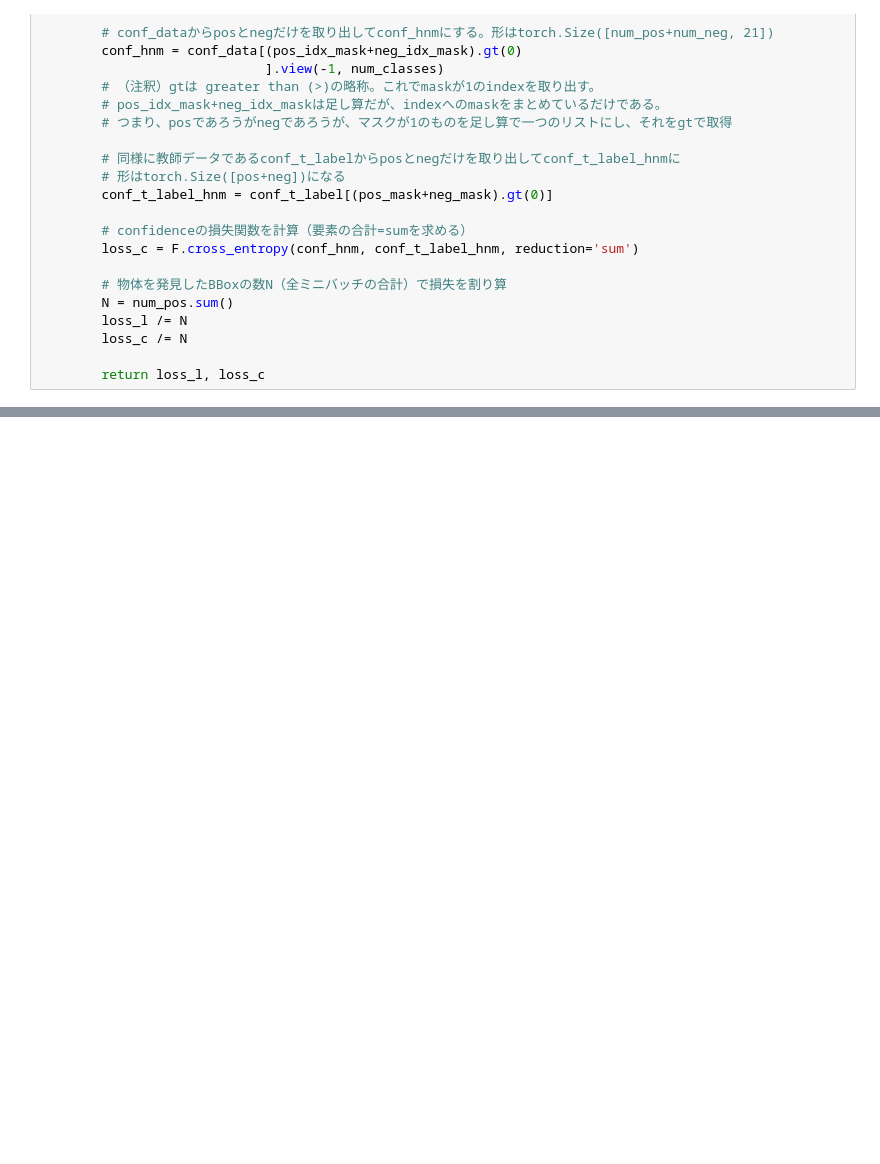
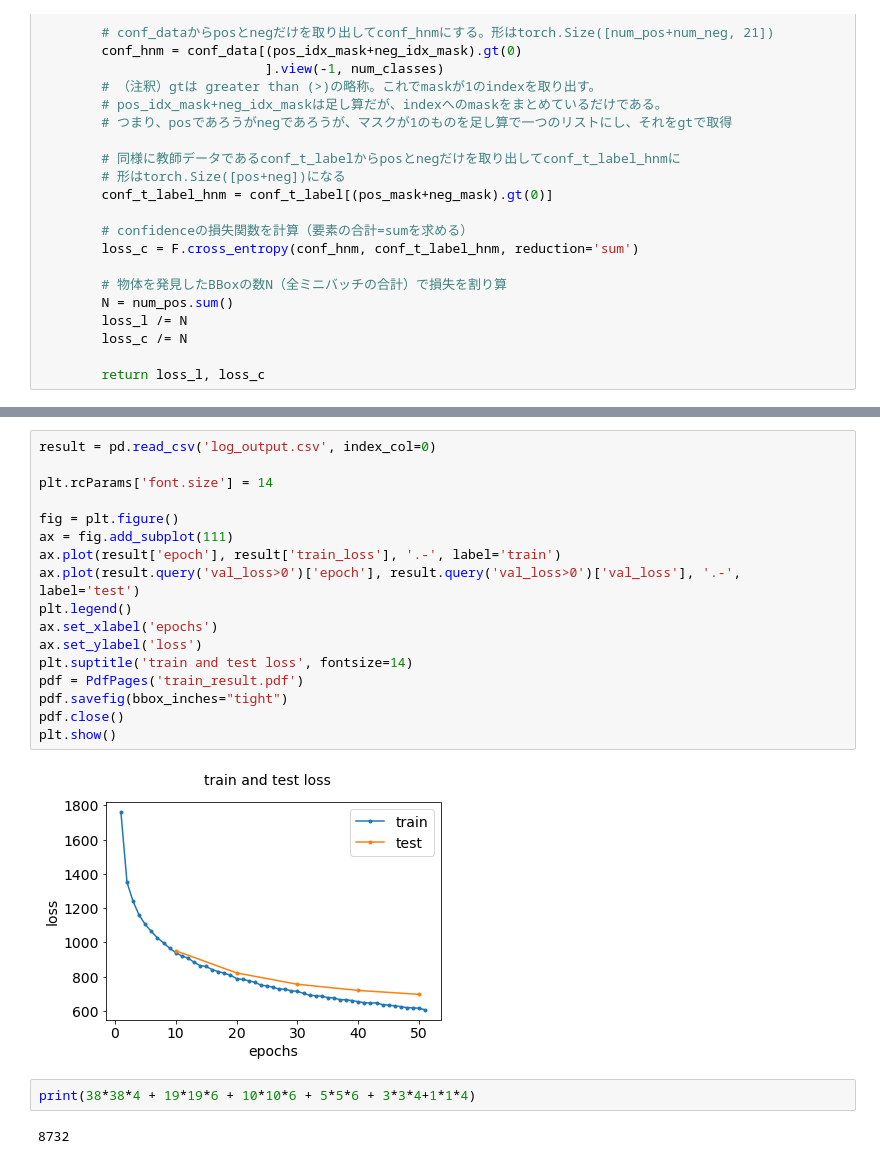
Before and after one commit to nsakki55/tech-notes, a Jupyter notebook: pytorch_advanced/2_objectdetection/ch2.ipynb, the cells around one changed output, grey strips where cells are left out. Drawn from its saved outputs; the diff is of its cells as text; blank space fills up the shorter version.

```diff
--- a/pytorch_advanced/2_objectdetection/ch2.ipynb
+++ b/pytorch_advanced/2_objectdetection/ch2.ipynb
@@ -1257,0 +1652,23 @@ class MultiBoxLoss(nn.Module):
+# %%
+result = pd.read_csv('log_output.csv', index_col=0)
+
+plt.rcParams['font.size'] = 14
+
+fig = plt.figure()
+ax = fig.add_subplot(111)
+ax.plot(result['epoch'], result['train_loss'], '.-', label='train')
+ax.plot(result.query('val_loss>0')['epoch'], result.query('val_loss>0')['val_loss'], '.-', label='test')
+plt.legend()
+ax.set_xlabel('epochs')
+ax.set_ylabel('loss')
+plt.suptitle('train and test loss', fontsize=14)
+pdf = PdfPages('train_result.pdf')
+pdf.savefig(bbox_inches="tight")
+pdf.close()
+plt.show()
+# %% [output]
+[figure, added]
+# %%
+print(38*38*4 + 19*19*6 + 10*10*6 + 5*5*6 + 3*3*4+1*1*4)
+# %% [output]
+8732
```
Also changed, not shown: parts of 20 cells of this notebook, 2 other files.
